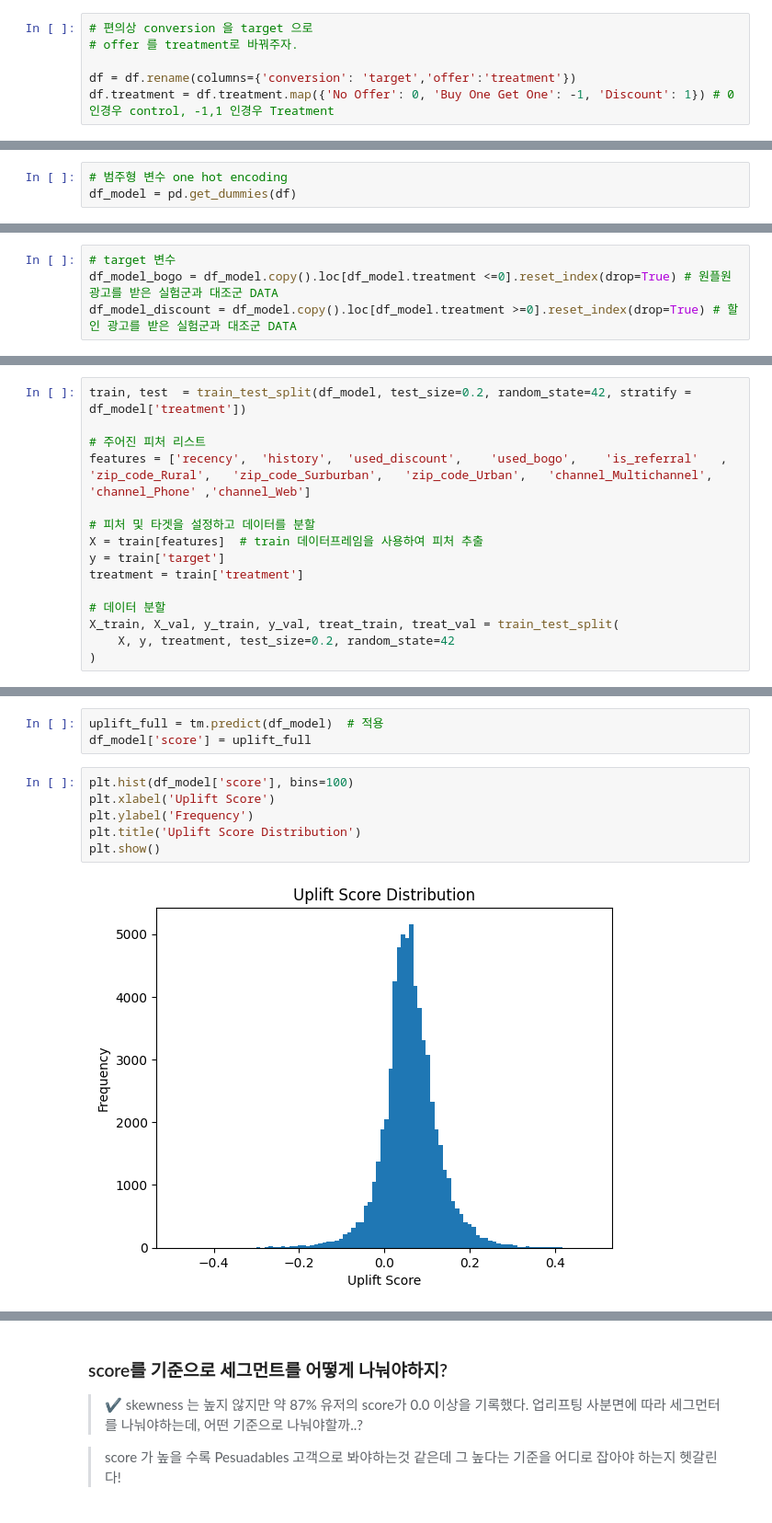
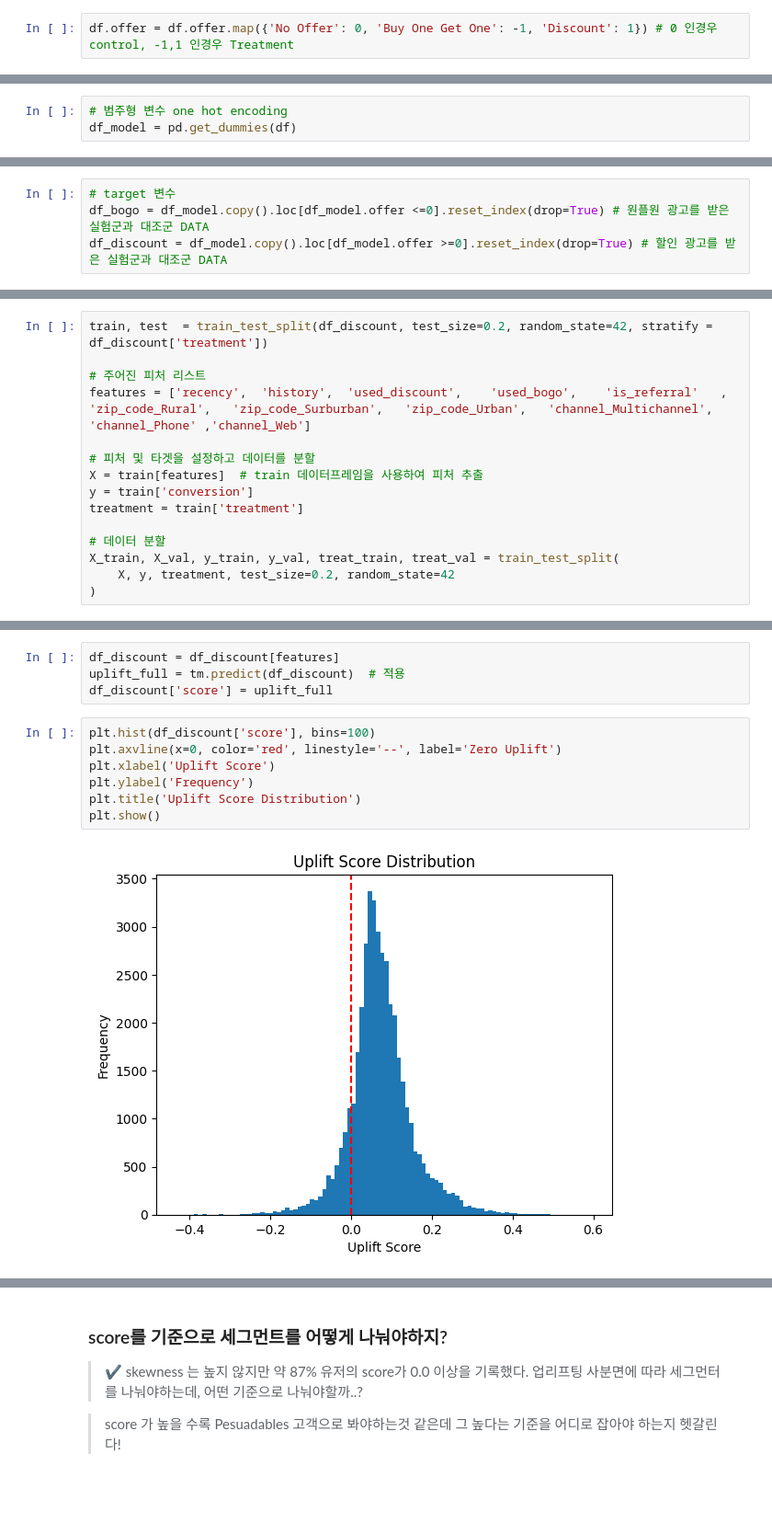
Before and after one commit to KGochae/python_sql_thisandthat, a Jupyter notebook: Uplifting.ipynb, the cells around one changed output, grey strips where cells are left out. Shown at 92% size. Cells and saved outputs as stored; diff of their text form.

```diff
--- a/Uplifting.ipynb
+++ b/Uplifting.ipynb
@@ -94,6 +120,2 @@ Name: offer, dtype: int64
 # %%
-# 편의상 conversion 을 target 으로
-# offer 를 treatment로 바꿔주자.
-
-df = df.rename(columns={'conversion': 'target','offer':'treatment'})
-df.treatment = df.treatment.map({'No Offer': 0, 'Buy One Get One': -1, 'Discount': 1}) # 0 인경우 control, -1,1 인경우 Treatment
+df.offer = df.offer.map({'No Offer': 0, 'Buy One Get One': -1, 'Discount': 1}) # 0 인경우 control, -1,1 인경우 Treatment
@@ -124,4 +203,4 @@ plt.show()
 # %%
 # target 변수
-df_model_bogo = df_model.copy().loc[df_model.treatment <=0].reset_index(drop=True) # 원플원 광고를 받은 실험군과 대조군 DATA
-df_model_discount = df_model.copy().loc[df_model.treatment >=0].reset_index(drop=True) # 할인 광고를 받은 실험군과 대조군 DATA
+df_bogo = df_model.copy().loc[df_model.offer <=0].reset_index(drop=True) # 원플원 광고를 받은 실험군과 대조군 DATA
+df_discount = df_model.copy().loc[df_model.offer >=0].reset_index(drop=True) # 할인 광고를 받은 실험군과 대조군 DATA
@@ -146,14 +227,14 @@ The main idea is to estimate the conditional probabilities of the treatment and
   <img src="https://raw.githubusercontent.com/maks-sh/scikit-uplift/master/docs/_static/images/TwoModels_vanila.png" alt="Two Models vanila"/>
 </p>
 # %%
-train, test  = train_test_split(df_model, test_size=0.2, random_state=42, stratify = df_model['treatment'])
+train, test  = train_test_split(df_discount, test_size=0.2, random_state=42, stratify = df_discount['treatment'])
 
 # 주어진 피처 리스트
 features = ['recency',	'history',	'used_discount',	'used_bogo',	'is_referral'	,	'zip_code_Rural',	'zip_code_Surburban',	'zip_code_Urban',	'channel_Multichannel',	'channel_Phone'	,'channel_Web']
 
 # 피처 및 타겟을 설정하고 데이터를 분할
 X = train[features]  # train 데이터프레임을 사용하여 피처 추출
-y = train['target']
+y = train['conversion']
 treatment = train['treatment']
 
 # 데이터 분할
@@ -238,11 +327,13 @@ df_model = df_model[features]
 # %%
-uplift_full = tm.predict(df_model)  # 적용
-df_model['score'] = uplift_full
+df_discount = df_discount[features]
+uplift_full = tm.predict(df_discount)  # 적용
+df_discount['score'] = uplift_full
 # %%
-plt.hist(df_model['score'], bins=100)
+plt.hist(df_discount['score'], bins=100)
+plt.axvline(x=0, color='red', linestyle='--', label='Zero Uplift')
 plt.xlabel('Uplift Score')
 plt.ylabel('Frequency')
 plt.title('Uplift Score Distribution')
 plt.show()
 # %% [output]
-[figure, old version]
+[figure, new version]
```
Also changed, not shown: parts of 40 cells of this notebook.
